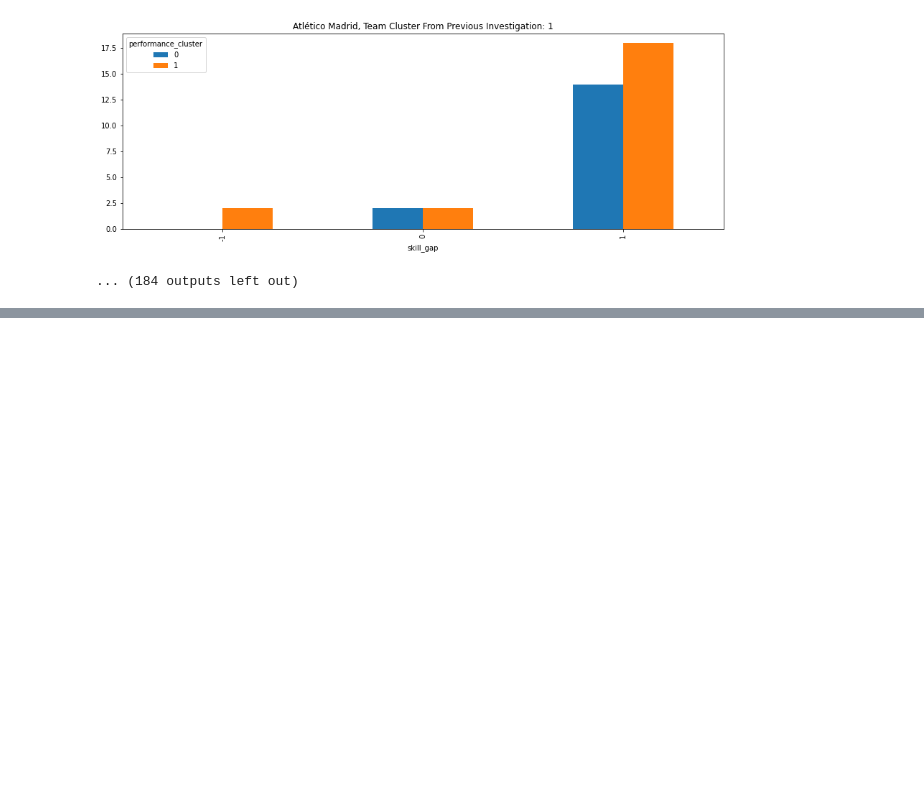
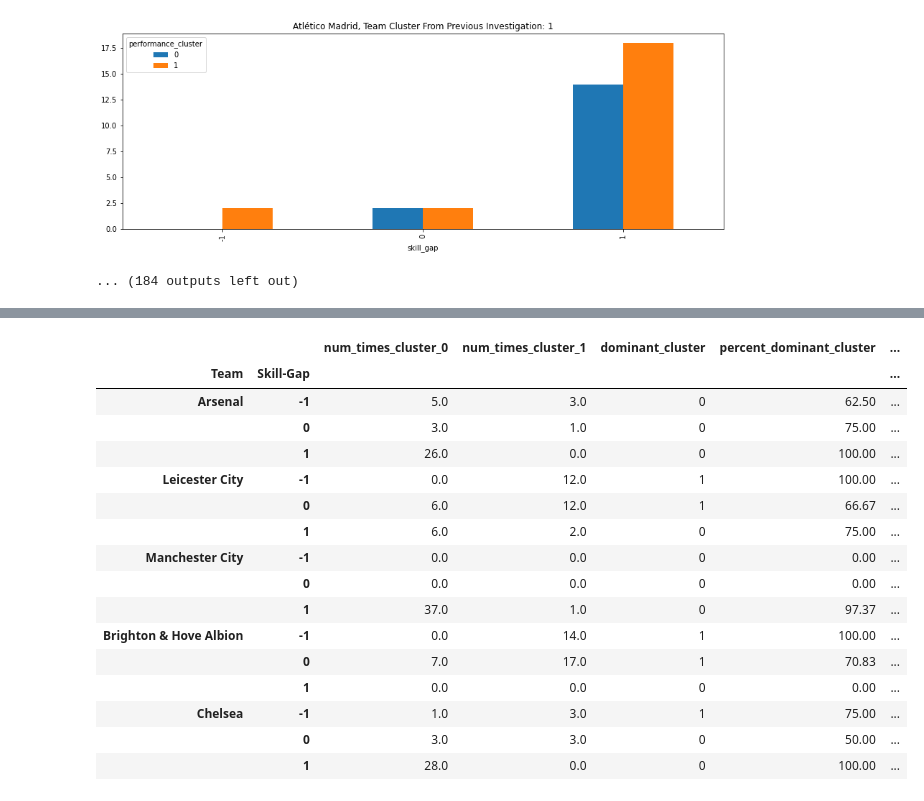
Before and after one commit to arifmoh2/thesis_soccer, a Jupyter notebook: notebooks/11_global_clustering_attempt.ipynb, the cells around one changed output, grey strips where cells are left out. Cells and saved outputs as stored; diff of their text form; code cells hidden in the pictures; blank space fills up the shorter version.

```diff
--- a/notebooks/11_global_clustering_attempt.ipynb
+++ b/notebooks/11_global_clustering_attempt.ipynb
@@ -348,0 +384,20 @@ for team in df_combined.index:
+# %%
+df.head(15)
+# %% [output]
+|  |  | num_times_cluster_0 | num_times_cluster_1 | dominant_cluster | percent_dominant_cluster | ... |
+| Team | Skill-Gap |  |  |  |  | ... |
+| Arsenal | -1 | 5.0 | 3.0 | 0 | 62.50 | ... |
+|  | 0 | 3.0 | 1.0 | 0 | 75.00 | ... |
+|  | 1 | 26.0 | 0.0 | 0 | 100.00 | ... |
+| Leicester City | -1 | 0.0 | 12.0 | 1 | 100.00 | ... |
+|  | 0 | 6.0 | 12.0 | 1 | 66.67 | ... |
+|  | 1 | 6.0 | 2.0 | 0 | 75.00 | ... |
+| Manchester City | -1 | 0.0 | 0.0 | 0 | 0.00 | ... |
+|  | 0 | 0.0 | 0.0 | 0 | 0.00 | ... |
+|  | 1 | 37.0 | 1.0 | 0 | 97.37 | ... |
+| Brighton & Hove Albion | -1 | 0.0 | 14.0 | 1 | 100.00 | ... |
+|  | 0 | 7.0 | 17.0 | 1 | 70.83 | ... |
+|  | 1 | 0.0 | 0.0 | 0 | 0.00 | ... |
+| Chelsea | -1 | 1.0 | 3.0 | 1 | 75.00 | ... |
+|  | 0 | 3.0 | 3.0 | 0 | 50.00 | ... |
+|  | 1 | 28.0 | 0.0 | 0 | 100.00 | ... |
```
Also changed, not shown: parts of 3 cells of this notebook, 2 other files.
